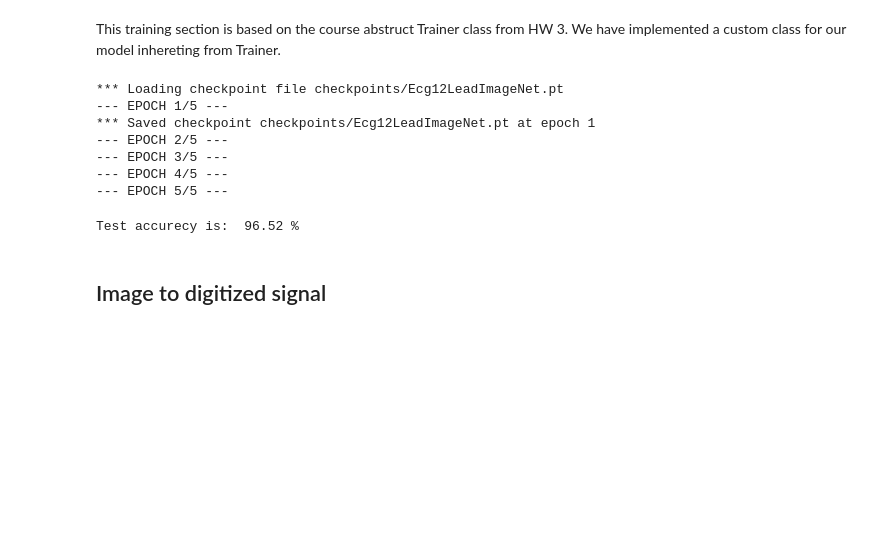
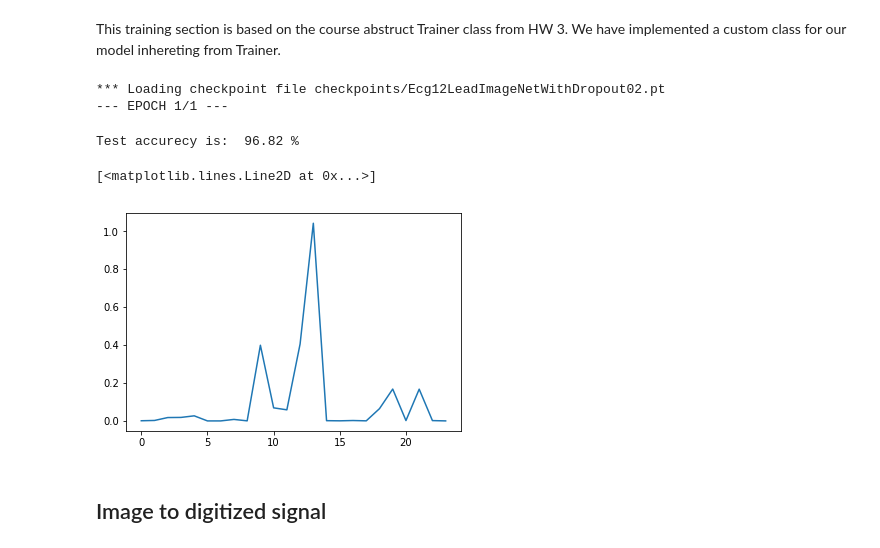
Before and after one commit to vgliner/2366605-Final-Project, a Jupyter notebook: demostrations.ipynb, the cells around one changed output. Drawn from its saved outputs; the diff is of its cells as text; code cells hidden in the pictures; blank space fills up the shorter version.

```diff
--- a/demostrations.ipynb
+++ b/demostrations.ipynb
@@ -331,7 +368,7 @@ hidden_channels = [8, 16, 32, 64, 128, 256, 512]
 kernel_sizes = [5] * 7
 
 # which tricks to use: dropout, stride, batch normalization and dilation
-dropout = None
+dropout = 0.2
 stride = 2
 dilation = 1
 batch_norm = True
@@ -395,25 +432,41 @@ from training import Ecg12LeadImageNetTrainerBinary
 
 torch.manual_seed(42)
 
-lr = 0.001
-num_epochs = 5
+lr = 0.00001
+num_epochs = 1
 
 loss_fn = nn.BCEWithLogitsLoss()
 optimizer = optim.Adam(model.parameters(), lr=lr)
 trainer = Ecg12LeadImageNetTrainerBinary(model, loss_fn, optimizer, device)
 
-fitResult = trainer.fit(dl_train, dl_val, num_epochs, checkpoints=r'checkpoints/Ecg12LeadImageNet',
-                        early_stopping=10, print_every=1)
+fitResult = trainer.fit(dl_train, dl_val, num_epochs, checkpoints=r'checkpoints/Ecg12LeadImageNetWithDropout02',
+                        early_stopping=5, print_every=1)
+
+null_dev = '''
+lr = 0.001
+num_epochs = 10
+
+loss_fn = nn.BCEWithLogitsLoss()
+optimizer = optim.Adam(model.parameters(), lr=lr)
+trainer = Ecg12LeadImageNetTrainerBinary(model, loss_fn, optimizer, device)
+
+fitResult1 = trainer.fit(dl_train, dl_val, num_epochs, checkpoints=r'checkpoints/Ecg12LeadImageNetWithDropout02',
+                        early_stopping=5, print_every=1)
+'''
+del null_dev
 # %% [output]
-*** Loading checkpoint file checkpoints/Ecg12LeadImageNet.pt
---- EPOCH 1/5 ---
-*** Saved checkpoint checkpoints/Ecg12LeadImageNet.pt at epoch 1
---- EPOCH 2/5 ---
---- EPOCH 3/5 ---
---- EPOCH 4/5 ---
---- EPOCH 5/5 ---
+*** Loading checkpoint file checkpoints/Ecg12LeadImageNetWithDropout02.pt
+--- EPOCH 1/1 ---
 # %%
 test_result = trainer.test_epoch(dl_test, verbose=True)
 print('Test accurecy is: ', test_result[1], '%')
 # %% [output]
-Test accurecy is:  96.52 %
+Test accurecy is:  96.82 %
+# %%
+import matplotlib.pyplot as plt
+
+ax = range(8340)
+plt.plot(fitResult.test_loss)#, ax , fitResult1.test_loss)
+# %% [output]
+[<matplotlib.lines.Line2D at 0x...>]
+[figure, added]
```
Also changed, not shown: parts of 30 cells of this notebook, 6 other files.
